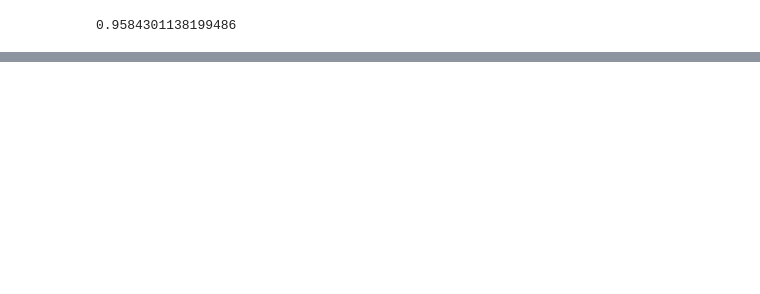
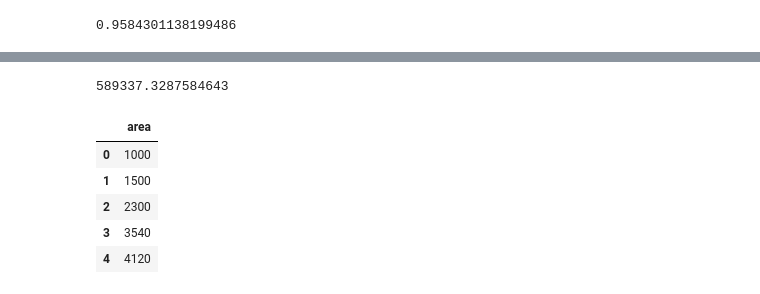
Before and after one commit to Naman1729/Machine_Learning_basics, a Jupyter notebook: basic/homePrices.ipynb, the cells around one changed output, grey strips where cells are left out. Cells and saved outputs as stored; diff of their text form; code cells hidden in the pictures; blank space fills up the shorter version.

```diff
--- a/basic/homePrices.ipynb
+++ b/basic/homePrices.ipynb
@@ -55,0 +75,20 @@ reg.score(x.values, y)
+# %%
+# if we put all the values to find y . we have:
+# m = 135.78767123
+# c = 180616.43835616432
+# x = 3010 from our above predict value
+# by above predict we have y = 589337.32876712
+# let's do the calculation :
+135.78767123 * 3010 + 180616.43835616432
+# %% [output]
+589337.3287584643
+# %%
+d = pd.read_csv('areas.csv')
+d.head(5)
+# %% [output]
+|  | area |
+| 0 | 1000 |
+| 1 | 1500 |
+| 2 | 2300 |
+| 3 | 3540 |
+| 4 | 4120 |
```
Also changed, not shown: parts of 6 cells of this notebook, 4 other files.
